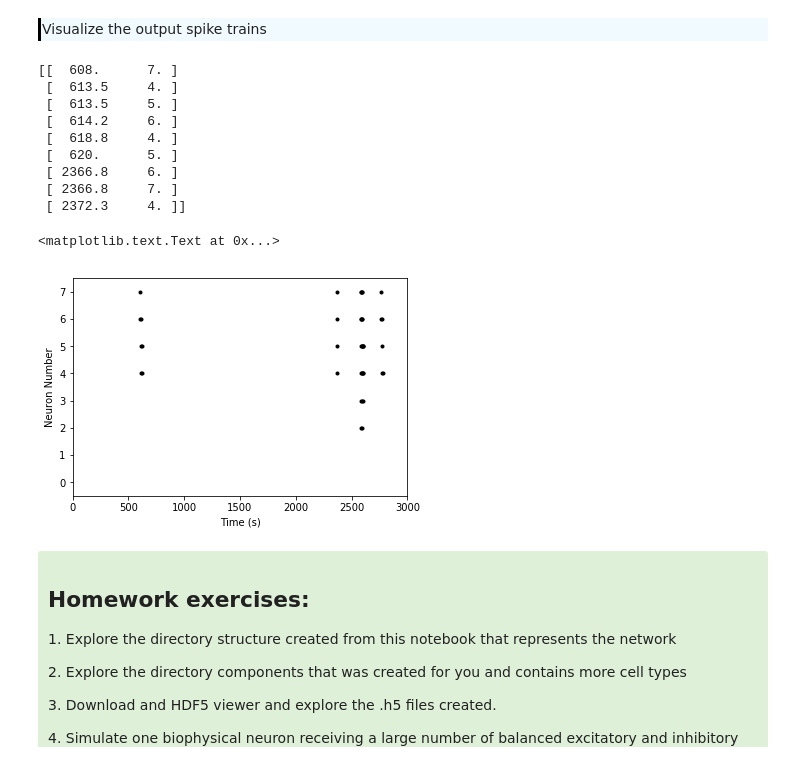
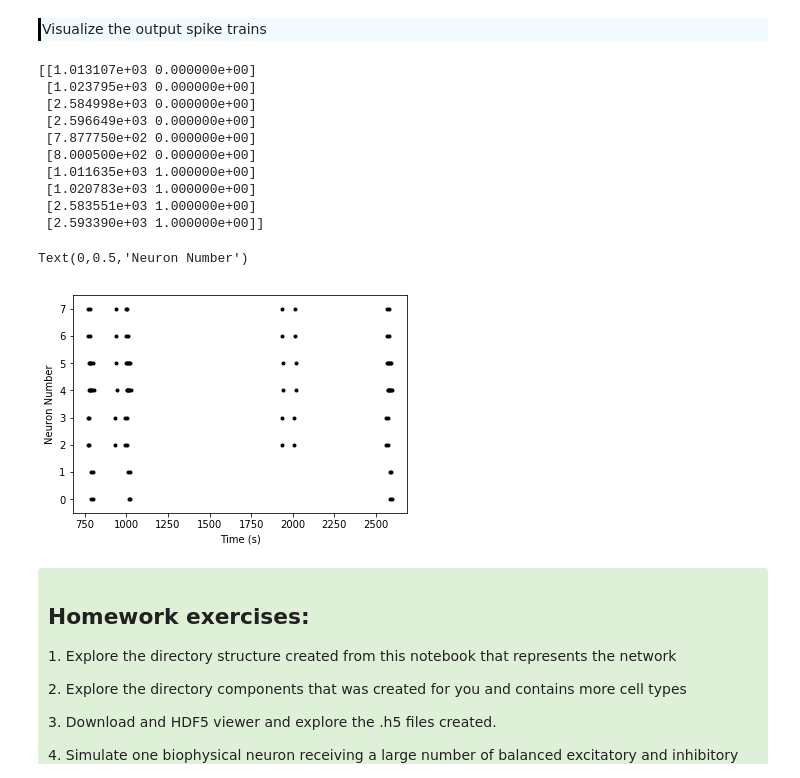
Before and after one commit to AllenInstitute/CNS_2018_Tutorial, a Jupyter notebook: bmtk/pointnet_notebook/pointnet_modeling_example.ipynb, the cells around one changed output. Cells and saved outputs as stored; diff of their text form; code cells hidden in the pictures.

```diff
--- a/bmtk/pointnet_notebook/pointnet_modeling_example.ipynb
+++ b/bmtk/pointnet_notebook/pointnet_modeling_example.ipynb
@@ -178,36 +175,39 @@ input_edge_types_DF
 Visualize the output spike trains
 </div>
 # %%
+import json
 with open('config.json') as config:
     config_file = json.load(config)
 
 # Load the spikes
-spks = np.loadtxt(config_file['manifest']['$OUTPUT_DIR'][10:] + config_file['output']['spikes_ascii'][11:])
+#spks = np.loadtxt(config_file['manifest']['$OUTPUT_DIR'][10:] + config_file['output']['spikes_ascii'][11:])
+spks = np.loadtxt('output/spikes.csv')
 
 # Print the first 10 spikes
 # spks[:, 0] is the spike-time
 # spks[:, 1] is the neuron id that fired at that time
-print spks[1:10, :]
+print(spks[:10, :])
 # %% [output]
-[[  608.      7. ]
- [  613.5     4. ]
- [  613.5     5. ]
- [  614.2     6. ]
- [  618.8     4. ]
- [  620.      5. ]
- [ 2366.8     6. ]
- [ 2366.8     7. ]
- [ 2372.3     4. ]]
+[[1.013107e+03 0.000000e+00]
+ [1.023795e+03 0.000000e+00]
+ [2.584998e+03 0.000000e+00]
+ [2.596649e+03 0.000000e+00]
+ [7.877750e+02 0.000000e+00]
+ [8.000500e+02 0.000000e+00]
+ [1.011635e+03 1.000000e+00]
+ [1.020783e+03 1.000000e+00]
+ [2.583551e+03 1.000000e+00]
+ [2.593390e+03 1.000000e+00]]
 # %%
 # Basic raster plot
 plt.plot(spks[:, 0], spks[:, 1], '.k')
-plt.xlim(0, config_file['run']['duration'])
+# plt.xlim(0, config_file['run']['duration'])
 plt.ylim(-0.5, 7.5)
 plt.xlabel('Time (s)')
 plt.ylabel('Neuron Number')
 # %% [output]
-<matplotlib.text.Text at 0x...>
+Text(0,0.5,'Neuron Number')
-[figure, old version]
+[figure, new version]
 # %% [markdown]
 <div style="background: #DFF0D8; border-radius: 3px; padding: 10px; \">
 <h2>Homework exercises:</h2>
```
Also changed, not shown: parts of 10 cells of this notebook, 12 other files.
